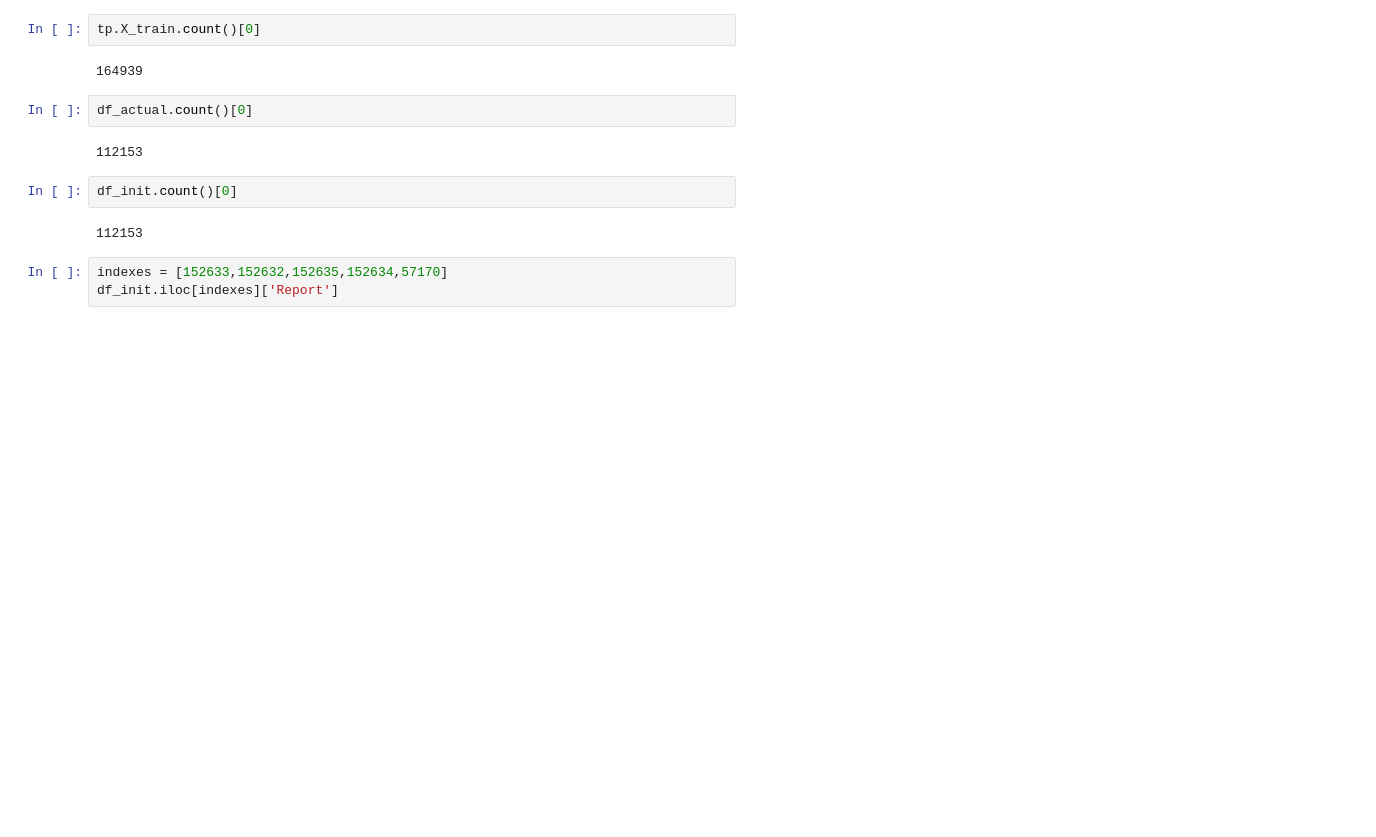
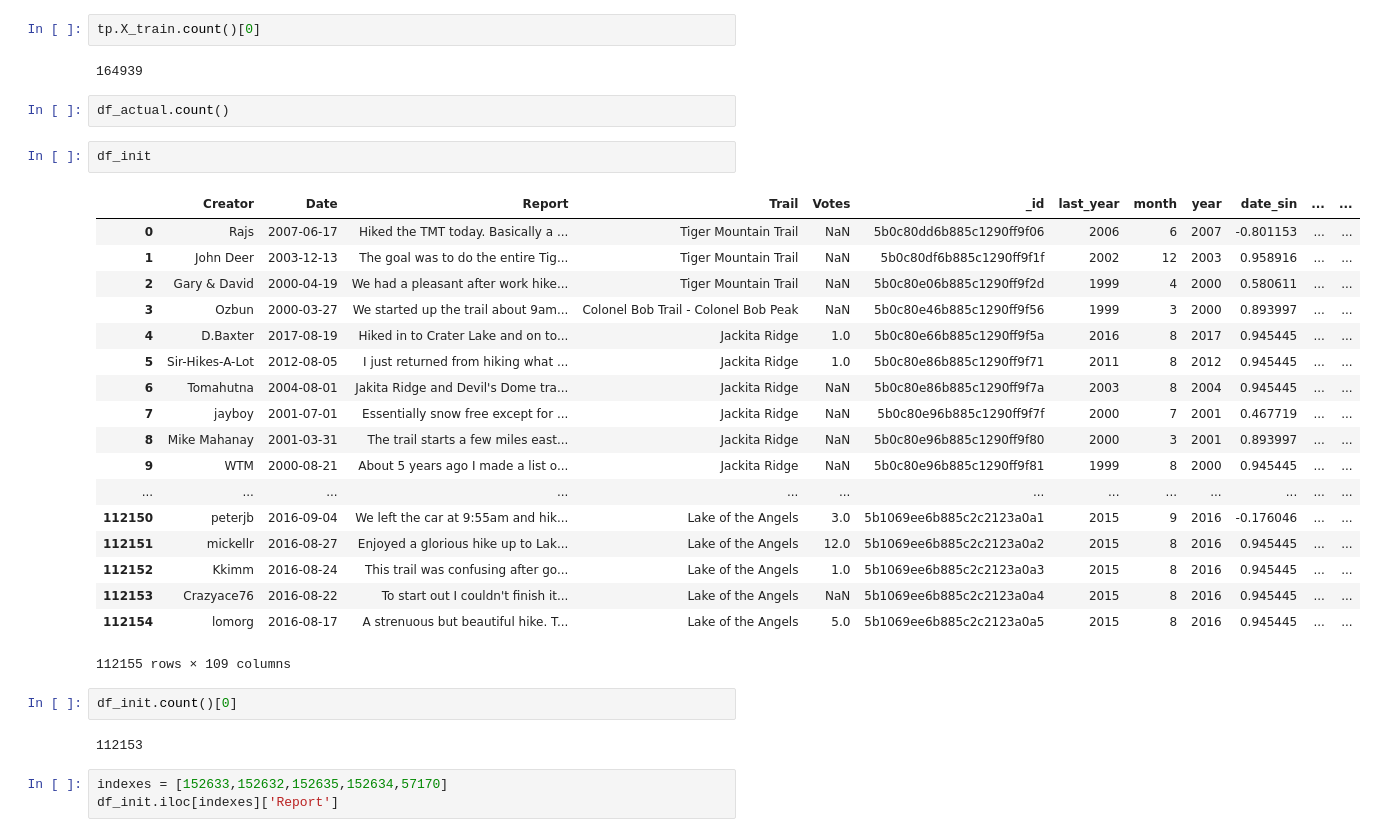
Before and after one commit to huddlestona/Trail_Report, a Jupyter notebook: bug_fix_final_model.ipynb, the cells around one changed output. Cells and saved outputs as stored; diff of their text form; blank space fills up the shorter version.

```diff
--- a/bug_fix_final_model.ipynb
+++ b/bug_fix_final_model.ipynb
@@ -75,9 +216,28 @@ tp.X_train.count()[0]
 # %% [output]
 164939
 # %%
-df_actual.count()[0]
+df_actual.count()
-# %% [output]
-112153
+# %%
+df_init
+# %% [output]
+|  | Creator | Date | Report | Trail | Votes | _id | last_year | month | year | date_sin | ... | ... |
+| 0 | Rajs | 2007-06-17 | Hiked the TMT today. Basically a ... | Tiger Mountain Trail | NaN | 5b0c80dd6b885c1290ff9f06 | 2006 | 6 | 2007 | -0.801153 | ... | ... |
+| 1 | John Deer | 2003-12-13 | The goal was to do the entire Tig... | Tiger Mountain Trail | NaN | 5b0c80df6b885c1290ff9f1f | 2002 | 12 | 2003 | 0.958916 | ... | ... |
+| 2 | Gary & David | 2000-04-19 | We had a pleasant after work hike... | Tiger Mountain Trail | NaN | 5b0c80e06b885c1290ff9f2d | 1999 | 4 | 2000 | 0.580611 | ... | ... |
+| 3 | Ozbun | 2000-03-27 | We started up the trail about 9am... | Colonel Bob Trail - Colonel Bob Peak | NaN | 5b0c80e46b885c1290ff9f56 | 1999 | 3 | 2000 | 0.893997 | ... | ... |
+| 4 | D.Baxter | 2017-08-19 | Hiked in to Crater Lake and on to... | Jackita Ridge | 1.0 | 5b0c80e66b885c1290ff9f5a | 2016 | 8 | 2017 | 0.945445 | ... | ... |
+| 5 | Sir-Hikes-A-Lot | 2012-08-05 | I just returned from hiking what ... | Jackita Ridge | 1.0 | 5b0c80e86b885c1290ff9f71 | 2011 | 8 | 2012 | 0.945445 | ... | ... |
+| 6 | Tomahutna | 2004-08-01 | Jakita Ridge and Devil's Dome tra... | Jackita Ridge | NaN | 5b0c80e86b885c1290ff9f7a | 2003 | 8 | 2004 | 0.945445 | ... | ... |
+| 7 | jayboy | 2001-07-01 | Essentially snow free except for ... | Jackita Ridge | NaN | 5b0c80e96b885c1290ff9f7f | 2000 | 7 | 2001 | 0.467719 | ... | ... |
+| 8 | Mike Mahanay | 2001-03-31 | The trail starts a few miles east... | Jackita Ridge | NaN | 5b0c80e96b885c1290ff9f80 | 2000 | 3 | 2001 | 0.893997 | ... | ... |
+| 9 | WTM | 2000-08-21 | About 5 years ago I made a list o... | Jackita Ridge | NaN | 5b0c80e96b885c1290ff9f81 | 1999 | 8 | 2000 | 0.945445 | ... | ... |
+| ... | ... | ... | ... | ... | ... | ... | ... | ... | ... | ... | ... | ... |
+| 112150 | peterjb | 2016-09-04 | We left the car at 9:55am and hik... | Lake of the Angels | 3.0 | 5b1069ee6b885c2c2123a0a1 | 2015 | 9 | 2016 | -0.176046 | ... | ... |
+| 112151 | mickellr | 2016-08-27 | Enjoyed a glorious hike up to Lak... | Lake of the Angels | 12.0 | 5b1069ee6b885c2c2123a0a2 | 2015 | 8 | 2016 | 0.945445 | ... | ... |
+| 112152 | Kkimm | 2016-08-24 | This trail was confusing after go... | Lake of the Angels | 1.0 | 5b1069ee6b885c2c2123a0a3 | 2015 | 8 | 2016 | 0.945445 | ... | ... |
+| 112153 | Crazyace76 | 2016-08-22 | To start out I couldn't finish it... | Lake of the Angels | NaN | 5b1069ee6b885c2c2123a0a4 | 2015 | 8 | 2016 | 0.945445 | ... | ... |
+| 112154 | lomorg | 2016-08-17 | A strenuous but beautiful hike. T... | Lake of the Angels | 5.0 | 5b1069ee6b885c2c2123a0a5 | 2015 | 8 | 2016 | 0.945445 | ... | ... |
+112155 rows × 109 columns
 # %%
 df_init.count()[0]
 # %% [output]
```
Also changed, not shown: parts of 31 cells of this notebook, 5 other files.
